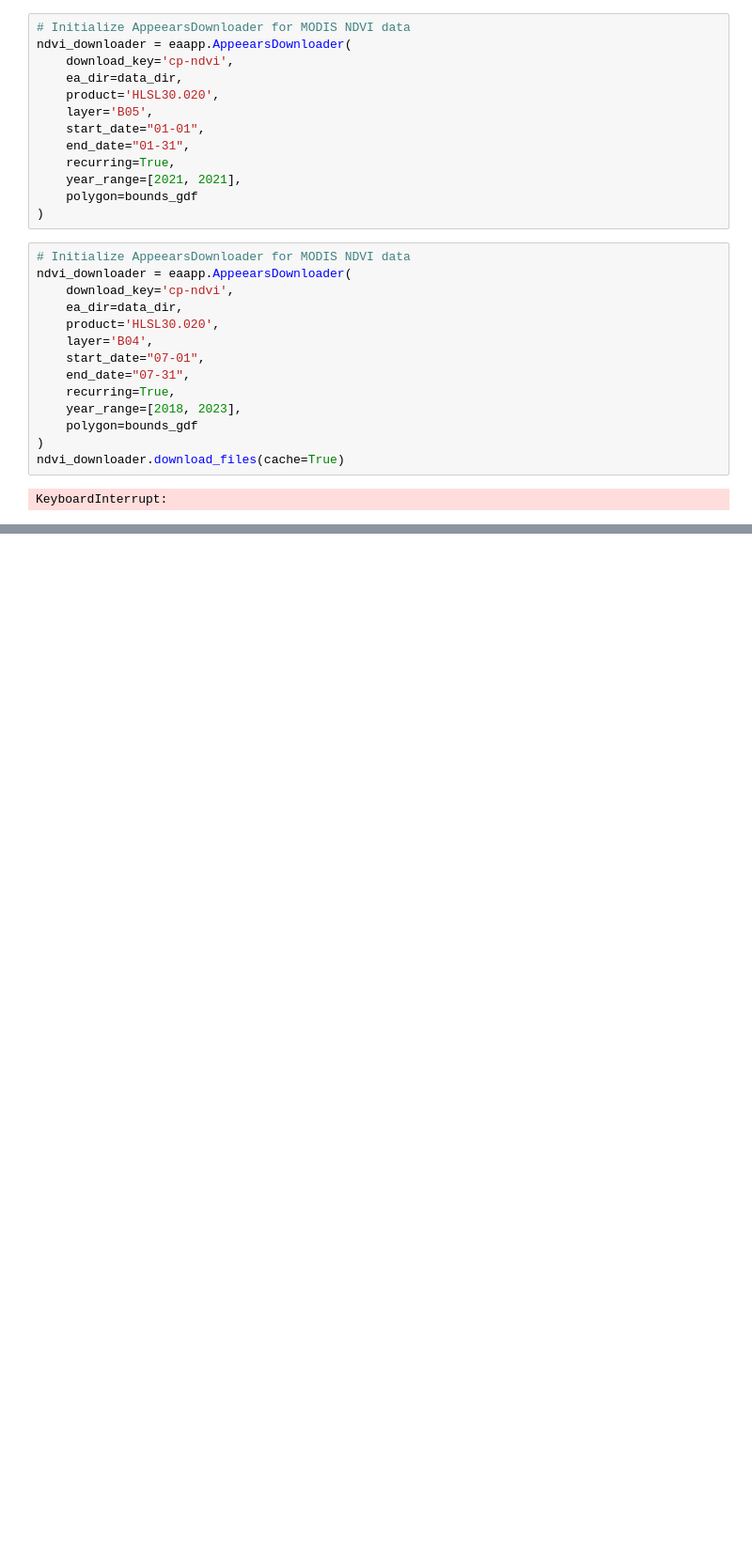
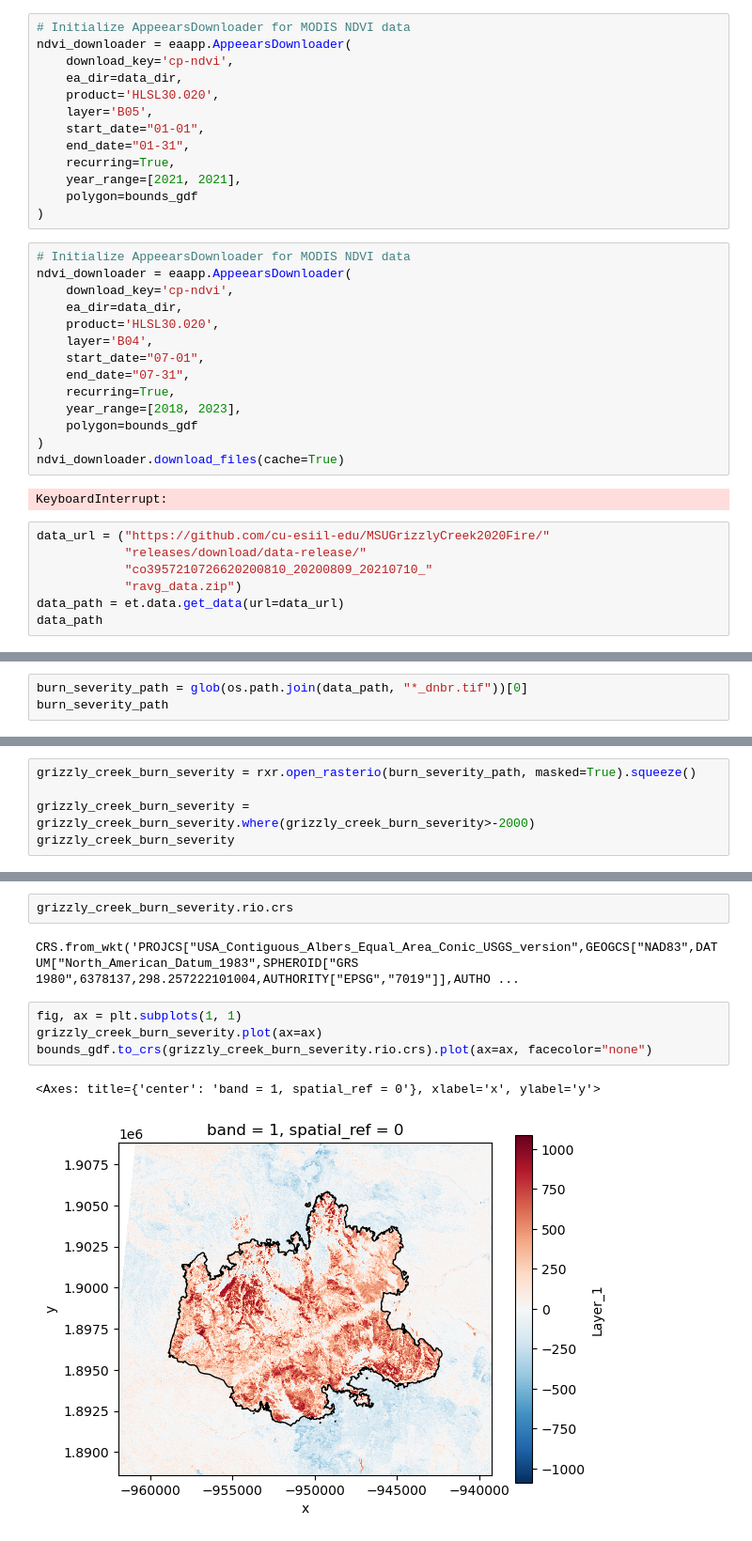
Before and after one commit to cu-esiil-edu/MSUGrizzlyCreek2020Fire, a Jupyter notebook: notebooks/vegetation.ipynb, the cells around one changed output, grey strips where cells are left out. Shown at 94% size. Saved outputs shown, nothing was run; the diff lists cells and outputs as text; blank space fills up the shorter version.

Commit message:
added burn severity map

```diff
--- a/notebooks/vegetation.ipynb
+++ b/notebooks/vegetation.ipynb
@@ -103,3 +101,10 @@ ndvi_downloader = eaapp.AppeearsDownloader(
 ndvi_downloader.download_files(cache=True)
 # %% [output]
 KeyboardInterrupt:
+# %%
+data_url = ("https://github.com/cu-esiil-edu/MSUGrizzlyCreek2020Fire/"
+            "releases/download/data-release/"
+            "co3957210726620200810_20200809_20210710_"
+            "ravg_data.zip")
+data_path = et.data.get_data(url=data_url)
+data_path
@@ -105,0 +130,3 @@ KeyboardInterrupt:
+# %%
+burn_severity_path = glob(os.path.join(data_path, "*_dnbr.tif"))[0]
+burn_severity_path
@@ -105,0 +135,5 @@ KeyboardInterrupt:
+# %%
+grizzly_creek_burn_severity = rxr.open_rasterio(burn_severity_path, masked=True).squeeze()
+
+grizzly_creek_burn_severity = grizzly_creek_burn_severity.where(grizzly_creek_burn_severity>-2000)
+grizzly_creek_burn_severity
@@ -105,0 +158,11 @@ KeyboardInterrupt:
+# %%
+grizzly_creek_burn_severity.rio.crs
+# %% [output]
+CRS.from_wkt('PROJCS["USA_Contiguous_Albers_Equal_Area_Conic_USGS_version",GEOGCS["NAD83",DATUM["North_American_Datum_1983",SPHEROID["GRS 1980",6378137,298.257222101004,AUTHORITY["EPSG","7019"]],AUTHO ...
+# %%
+fig, ax = plt.subplots(1, 1)
+grizzly_creek_burn_severity.plot(ax=ax)
+bounds_gdf.to_crs(grizzly_creek_burn_severity.rio.crs).plot(ax=ax, facecolor="none")
+# %% [output]
+<Axes: title={'center': 'band = 1, spatial_ref = 0'}, xlabel='x', ylabel='y'>
+[figure, added]
```
Also changed, not shown: parts of 5 cells of this notebook.
